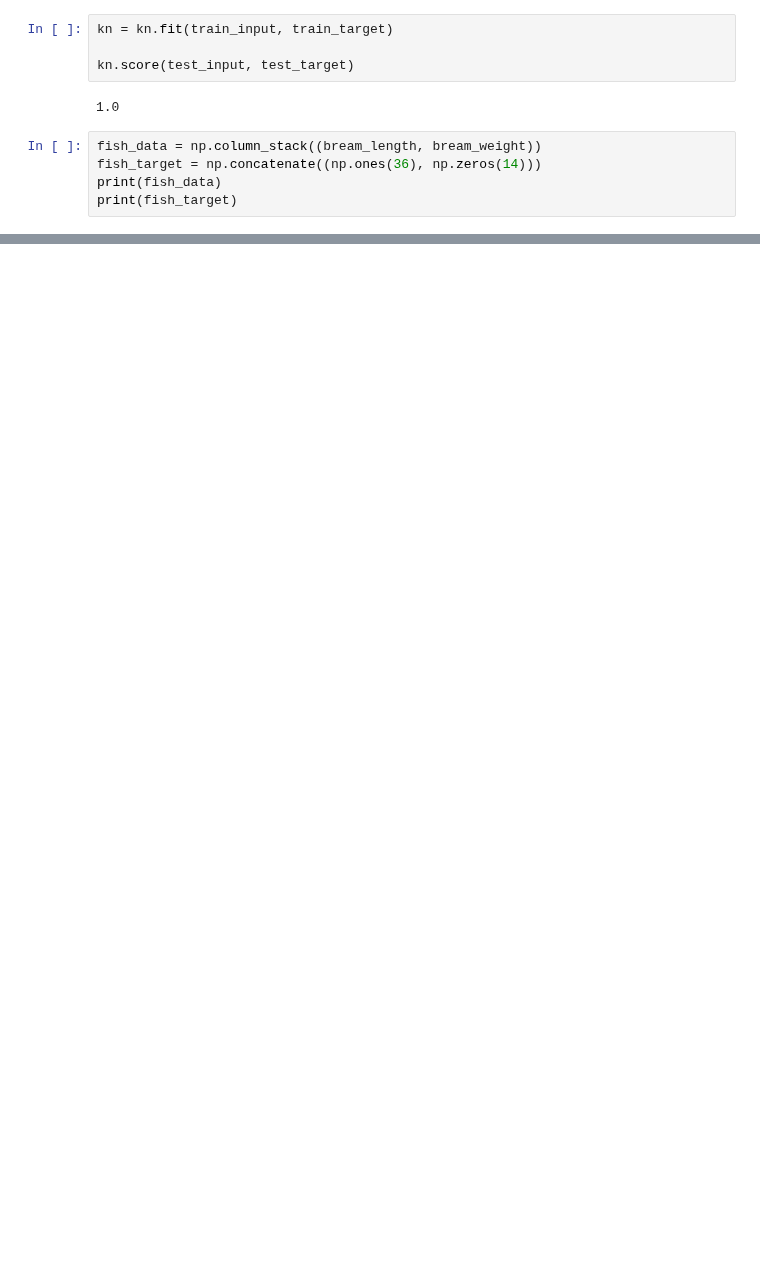
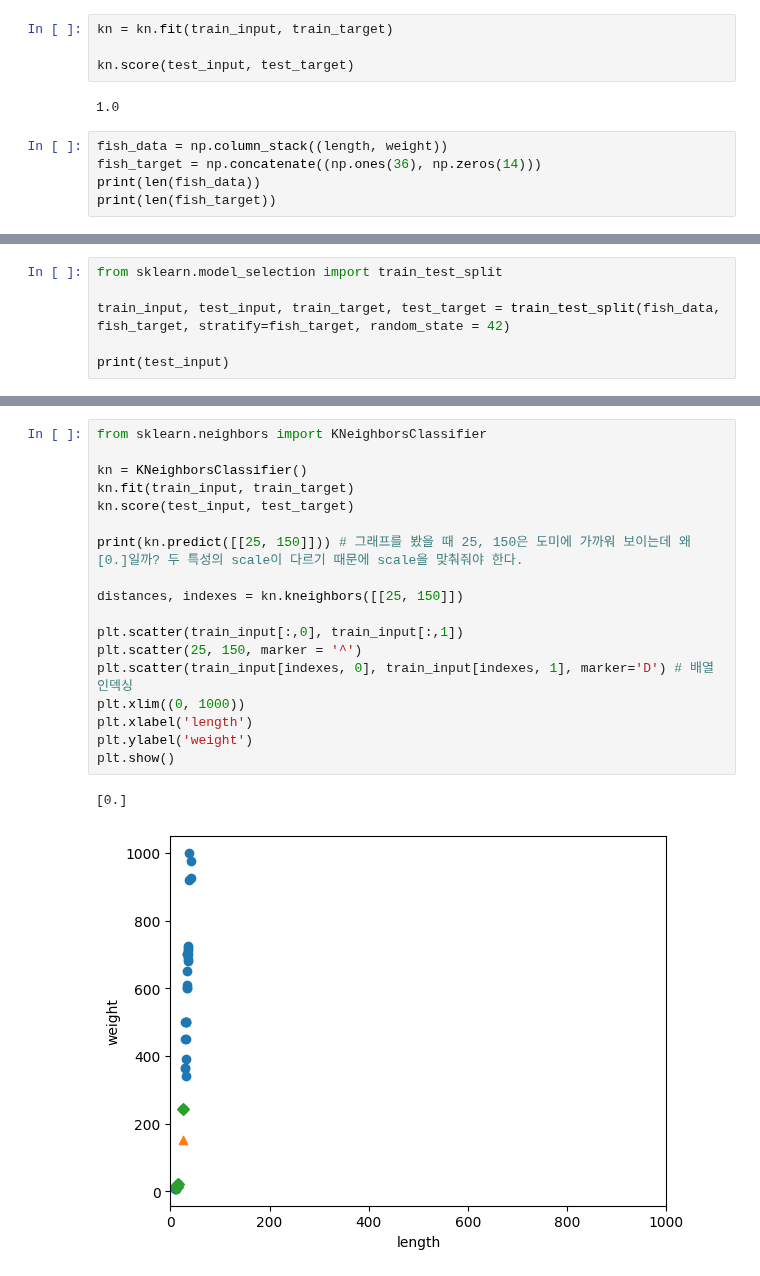
Before and after one commit to Gugo-le/school_record_, a Jupyter notebook: ML/k-nn.ipynb, the cells around one changed output, grey strips where cells are left out. Cells and saved outputs as stored; diff of their text form; blank space fills up the shorter version.

Commit message:
xlim

```diff
--- a/ML/k-nn.ipynb
+++ b/ML/k-nn.ipynb
@@ -91,8 +91,8 @@ kn.score(test_input, test_target)
 # %% [output]
 1.0
 # %%
-fish_data = np.column_stack((bream_length, bream_weight))
+fish_data = np.column_stack((length, weight))
 fish_target = np.concatenate((np.ones(36), np.zeros(14)))
-print(fish_data)
-print(fish_target)
+print(len(fish_data))
+print(len(fish_target))
 # %% [output]
@@ -115,0 +101,6 @@ print(fish_target)
+# %%
+from sklearn.model_selection import train_test_split
+
+train_input, test_input, train_target, test_target = train_test_split(fish_data, fish_target, stratify=fish_target, random_state = 42)
+
+print(test_input)
@@ -115,0 +121,21 @@ print(fish_target)
+# %%
+from sklearn.neighbors import KNeighborsClassifier
+
+kn = KNeighborsClassifier()
+kn.fit(train_input, train_target)
+kn.score(test_input, test_target)
+
+print(kn.predict([[25, 150]])) # 그래프를 봤을 때 25, 150은 도미에 가까워 보이는데 왜 [0.]일까? 두 특성의 scale이 다르기 때문에 scale을 맞춰줘야 한다.
+
+distances, indexes = kn.kneighbors([[25, 150]])
+
+plt.scatter(train_input[:,0], train_input[:,1])
+plt.scatter(25, 150, marker = '^')
+plt.scatter(train_input[indexes, 0], train_input[indexes, 1], marker='D') # 배열 인덱싱
+plt.xlim((0, 1000))
+plt.xlabel('length')
+plt.ylabel('weight')
+plt.show()
+# %% [output]
+[0.]
+[figure, added]
```
Also changed, not shown: parts of 4 cells of this notebook.
